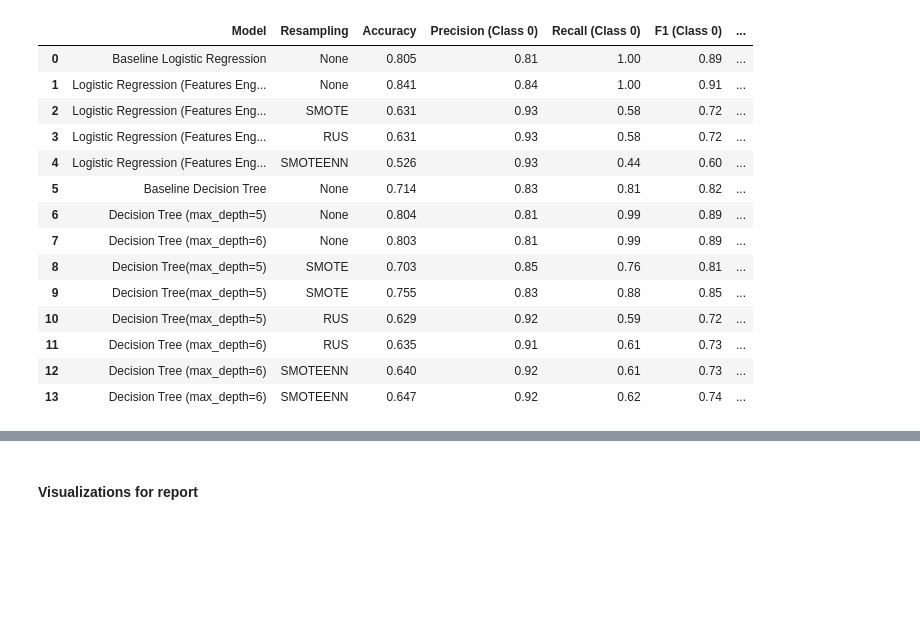
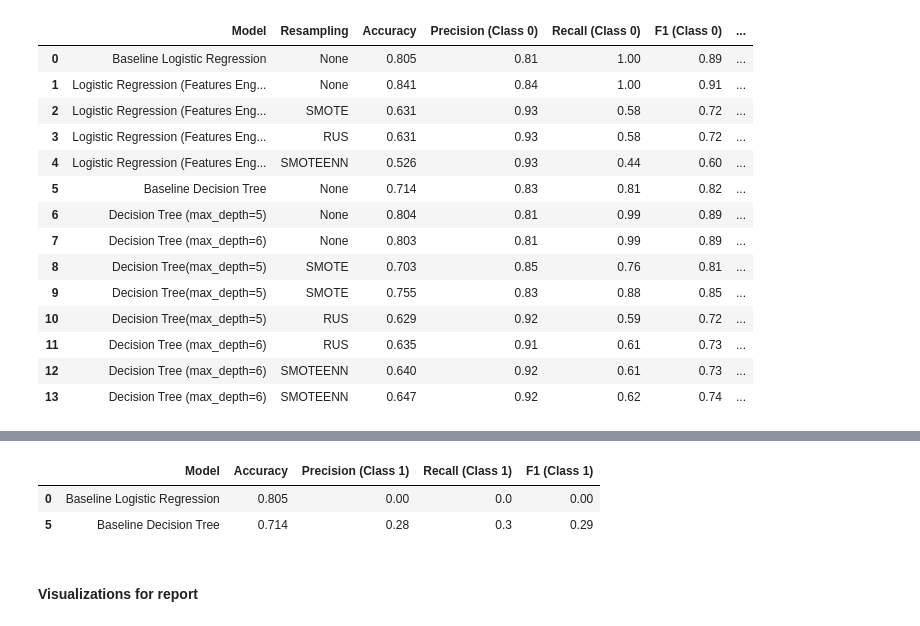
Before and after one commit to Takosaga/fall_24, a Jupyter notebook: machine_learning_and_predictive_analytics/detecting_suspicious_tiktok_content_creators/notebooks/report.ipynb, the cells around one changed output, grey strips where cells are left out. Saved outputs shown, nothing was run; the diff lists cells and outputs as text; code cells hidden in the pictures; blank space fills up the shorter version.

```diff
--- a/machine_learning_and_predictive_analytics/detecting_suspicious_tiktok_content_creators/notebooks/report.ipynb
+++ b/machine_learning_and_predictive_analytics/detecting_suspicious_tiktok_content_creators/notebooks/report.ipynb
@@ -1317,3 +1342,14 @@ df
+# %%
+baseline_df = df[df['Model'].str.startswith('Baseline')]
+
+# Select desired columns
+baseline_metrics = baseline_df[['Model', 'Accuracy', 'Precision (Class 1)', 'Recall (Class 1)', 'F1 (Class 1)']]
+# %%
+baseline_metrics
+# %% [output]
+|  | Model | Accuracy | Precision (Class 1) | Recall (Class 1) | F1 (Class 1) |
+| 0 | Baseline Logistic Regression | 0.805 | 0.00 | 0.0 | 0.00 |
+| 5 | Baseline Decision Tree | 0.714 | 0.28 | 0.3 | 0.29 |
 # %% [markdown]
 #### Visualizations for report
 # %%
```
Also changed, not shown: parts of 1 cell of this notebook, 1 other file.
